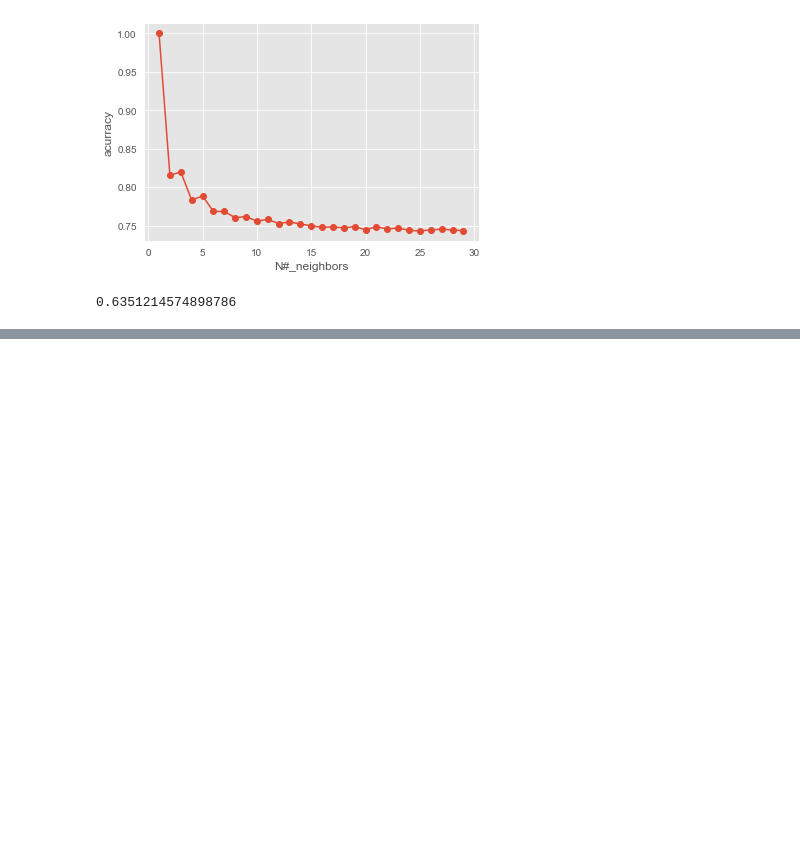
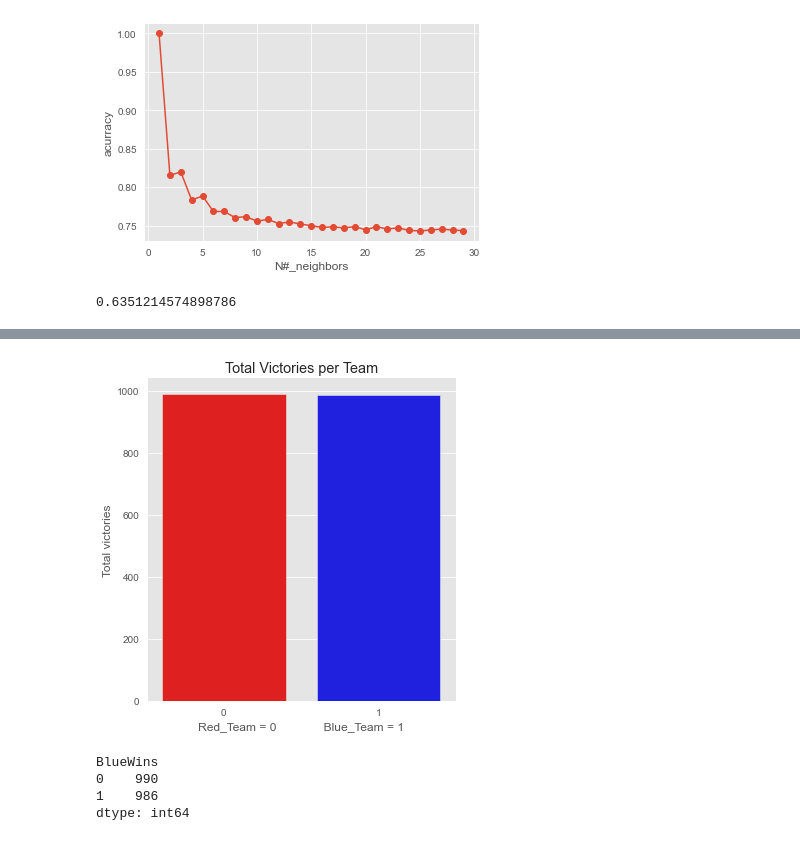
Before and after one commit to juanfelipehdezm/LOL-league-Of-Legends, a Jupyter notebook: LeagueOfLegends.ipynb, the cells around one changed output, grey strips where cells are left out. Cells and saved outputs as stored; diff of their text form; code cells hidden in the pictures; blank space fills up the shorter version.

```diff
--- a/LeagueOfLegends.ipynb
+++ b/LeagueOfLegends.ipynb
@@ -228,0 +235,6 @@ print(accuracy_score(y_test,y_pred_knn))
+# %%
+d_tree = DecisionTreeClassifier(max_depth = 6, random_state = SEED)
+d_tree.fit(X_train,y_train)
+y_pred_dtree = d_tree.predict(X_test)
+print(d_tree.score(X_train,y_train))
+print(accuracy_score(y_test,y_pred_dtree))
@@ -228,0 +261,3 @@ print(accuracy_score(y_test,y_pred_knn))
+# %%
+predictions = pd.DataFrame(y_pred_dtree,columns=["BlueWins"])
+predictions
@@ -228,0 +278,14 @@ print(accuracy_score(y_test,y_pred_knn))
+# %%
+ax = sns.catplot(x="BlueWins",data=predictions,palette=["r","b"],kind="count")
+plt.ylabel("Total victories")
+plt.xlabel("Red_Team = 0              Blue_Team = 1")
+plt.title("Total Victories per Team")
+plt.show()
+
+predictions.value_counts("BlueWins")
+# %% [output]
+[figure, added]
+BlueWins
+0    990
+1    986
+dtype: int64
```
Also changed, not shown: parts of 11 cells of this notebook.
